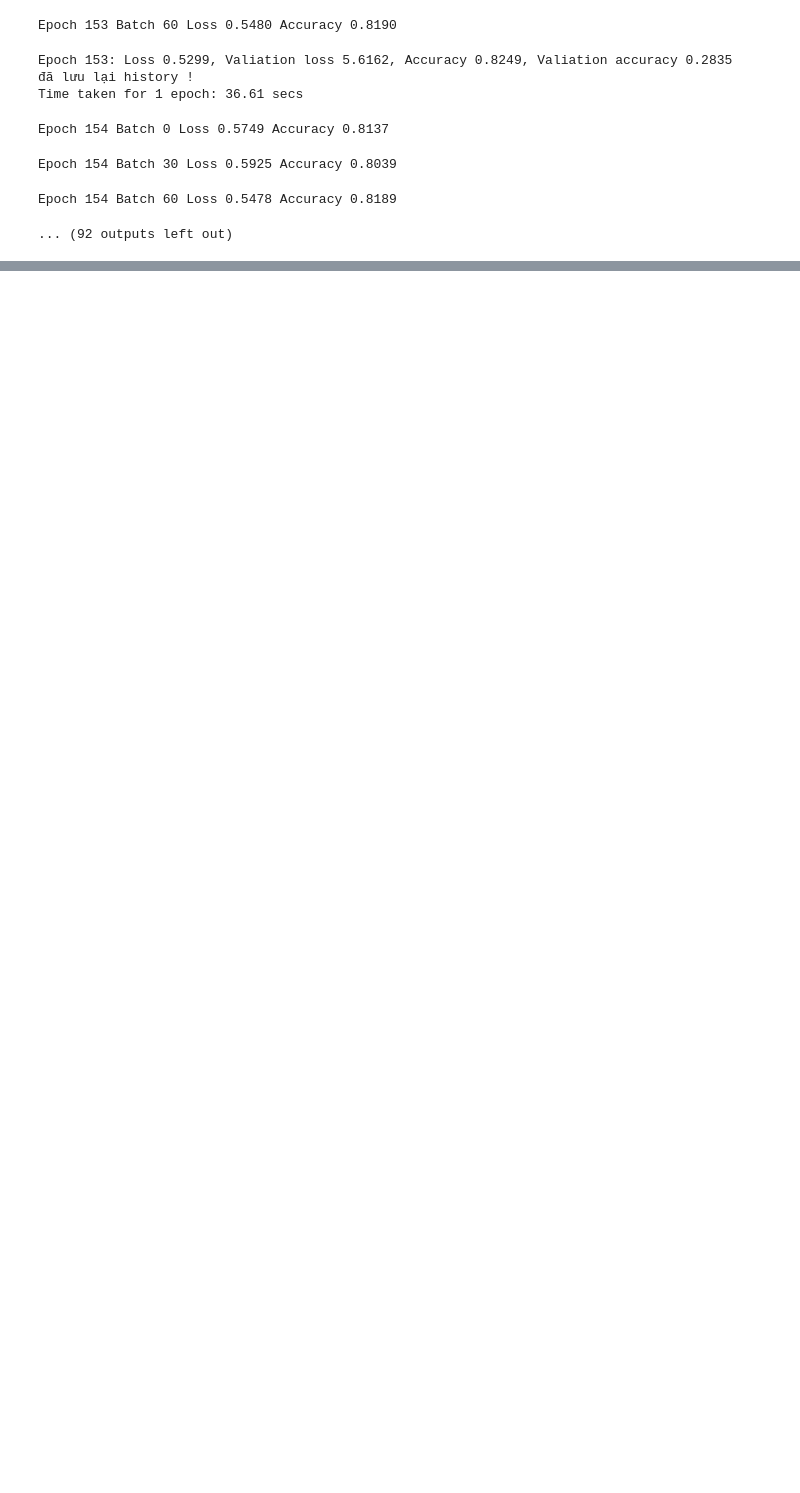
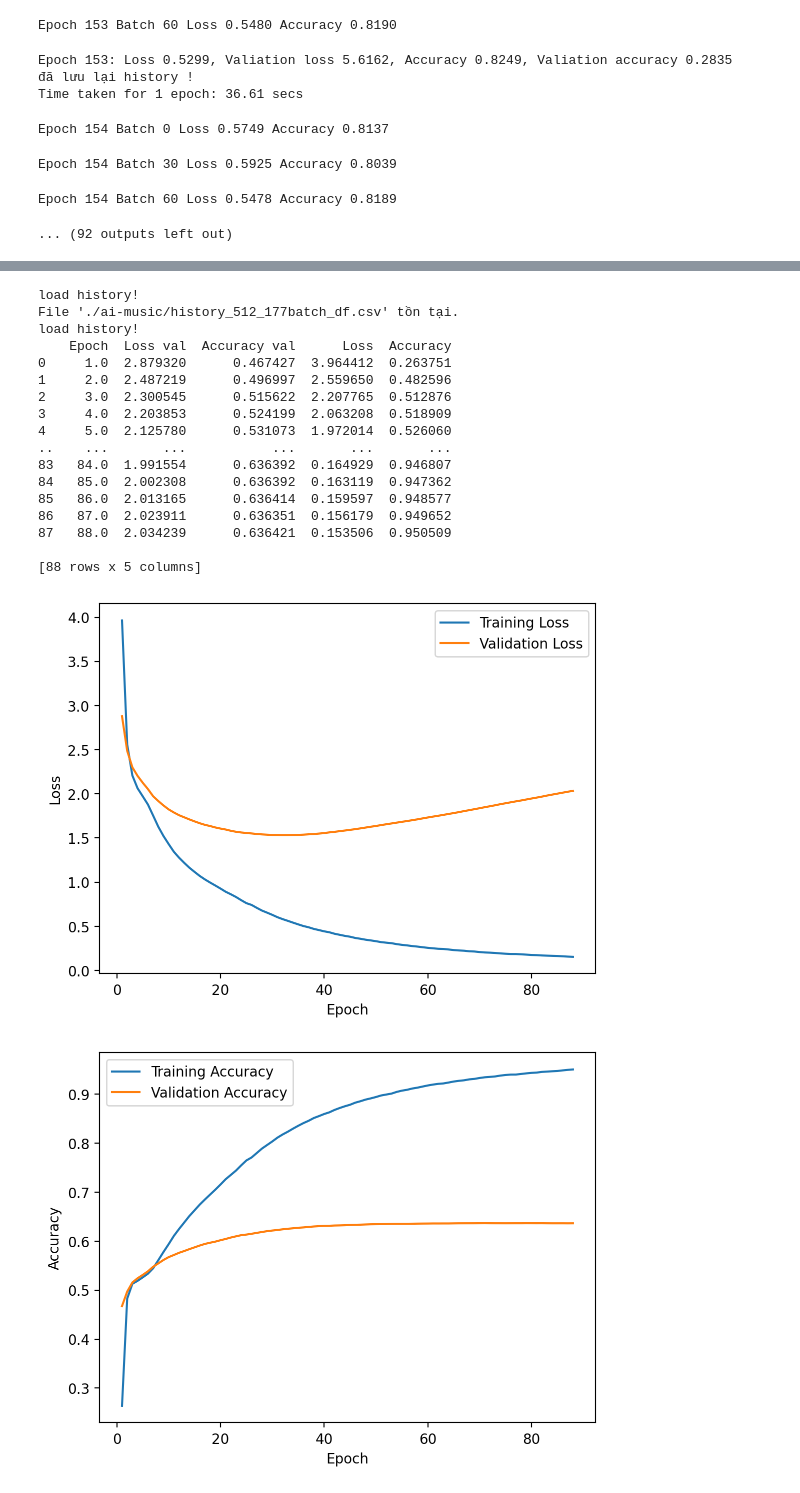
Before and after one commit to thesea58/transformer, a Jupyter notebook: TF_hop_am_512_test.ipynb, the cells around one changed output, grey strips where cells are left out. Saved outputs shown, nothing was run; the diff lists cells and outputs as text; code cells hidden in the pictures; blank space fills up the shorter version.

```diff
--- a/TF_hop_am_512_test.ipynb
+++ b/TF_hop_am_512_test.ipynb
@@ -67,7 +67,7 @@ transpose = 6
 batch_size = 40
 created_vocab = convert_goc.MusicVocab.create()
 print(f'vocabulary size: {len(created_vocab)}')
-fp = './ai-music/midi_songs'
+fp = './ai-music/midi_songs/'
 
 train_ds = convert_goc.create_dataset(fp, created_vocab, max_len, batch_size, transpose)
 val_ds = convert_goc.create_dataset('./ai-music/midi_songs_val/', created_vocab, max_len, batch_size, transpose, shuffle=False)
@@ -77,6 +77,6 @@ val_ds = convert_goc.create_dataset('./ai-music/midi_songs_val/', created_vocab,
 
 # # Prefetch the data to optimize performance
 # train_ds = train_ds.prefetch(batch_size)
-# print(f"có {len(train_ds)} batch")
+print(f"có {len(train_ds)} batch")
 # %% [output]
 vocabulary size: 298
@@ -139,12 +139,16 @@ train_accuracy = tf.keras.metrics.Mean(name='train_accuracy')
 val_loss = tf.keras.metrics.Mean(name='validation_loss')
 val_accuracy = tf.keras.metrics.Mean(name='validation_accuracy')
 
-checkpoint_path = "./ai-music/ckpt/"
-
+ckpt_path = "./ai-music/ckpt_decoder/"
+if not os.path.exists(ckpt_path):
+    os.makedirs(ckpt_path)
+    print("Tạo thư mục checkpoint thành công!")
+else:
+    print("Thư mục checkpoint đã tồn tại.")
 ckpt = tf.train.Checkpoint(transformer=transformer_model,
                             optimizer=optimizer)
 
-ckpt_manager = tf.train.CheckpointManager(ckpt, checkpoint_path, max_to_keep=5)
+ckpt_manager = tf.train.CheckpointManager(ckpt, ckpt_path, max_to_keep=5)
 
 gen_tokens = convert_goc.midi2idxenc('./data_midi_hopam/midi_songs/MEGA/Melody Of The Night 21.mid', created_vocab, add_bos=True, add_eos=True)[:128]
 prev_train_loss = math.inf
@@ -460,0 +515,38 @@ Epoch 154 Batch 60 Loss 0.5478 Accuracy 0.8189
+# %%
+import re
+history_path = './ai-music/history_512_177batch_df.csv'
+print('load history!')
+if os.path.isfile(history_path):
+    print(f"File '{history_path}' tồn tại.")
+    print('load history!')
+    history = pd.read_csv(history_path, index_col=False)
+    # plot_loss_acc(history)
+
+
+    # Kiểm tra kết quả
+    # history = chuyen_history_loi(history)
+    print(history)
+    plot_loss_acc(history)
+    # history.to_csv(history_path, index=False)
+else:
+    print(f"File '{history_path}' không tồn tại.")
+# %% [output]
+load history!
+File './ai-music/history_512_177batch_df.csv' tồn tại.
+load history!
+    Epoch  Loss val  Accuracy val      Loss  Accuracy
+0     1.0  2.879320      0.467427  3.964412  0.263751
+1     2.0  2.487219      0.496997  2.559650  0.482596
+2     3.0  2.300545      0.515622  2.207765  0.512876
+3     4.0  2.203853      0.524199  2.063208  0.518909
+4     5.0  2.125780      0.531073  1.972014  0.526060
+..    ...       ...           ...       ...       ...
+83   84.0  1.991554      0.636392  0.164929  0.946807
+84   85.0  2.002308      0.636392  0.163119  0.947362
+85   86.0  2.013165      0.636414  0.159597  0.948577
+86   87.0  2.023911      0.636351  0.156179  0.949652
+87   88.0  2.034239      0.636421  0.153506  0.950509
+
+[88 rows x 5 columns]
+[figure, added]
+[figure, added]
```
Also changed, not shown: parts of 12 cells of this notebook.
